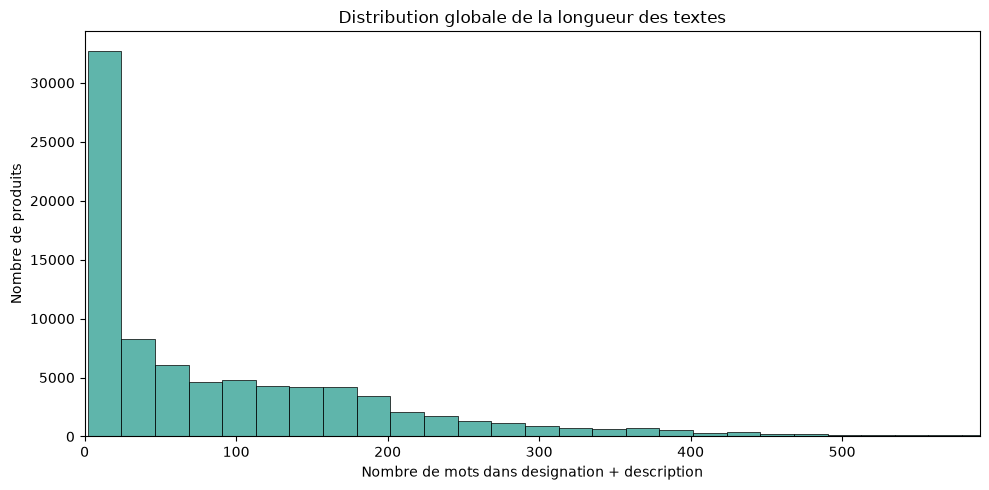
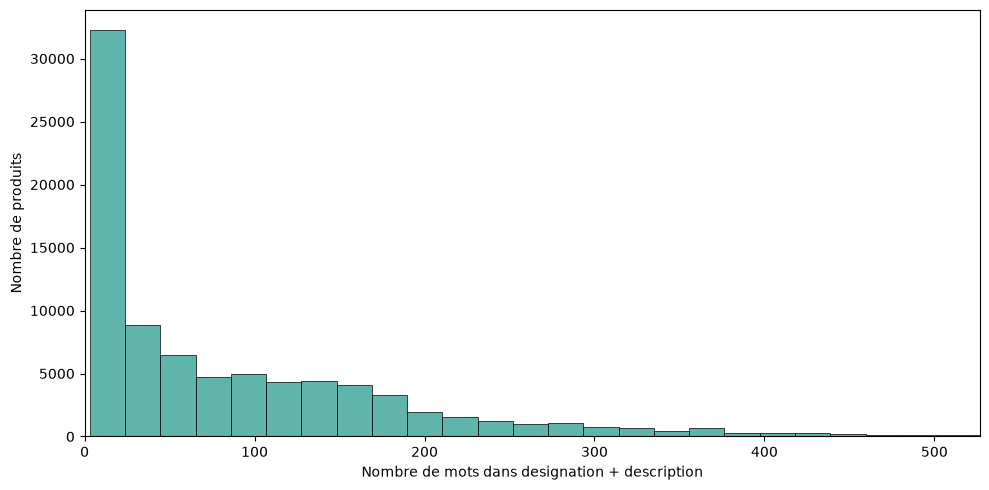
Code edit (unified diff) that turned the first committed figure into the second:
--- before
+++ after
@@ -1,2 +1,7 @@
+# Choix de la colonne texte à analyser
+df['texte_complet'] = df['designation'].fillna('') + ' ' + df['description'].fillna('')
+
+df["nb_mots_texte"] = df['texte_complet'].fillna("").astype(str).str.split().str.len()
+
 plt.figure(figsize=(10, 5))
 
@@ -10,5 +15,5 @@
 plt.xlim(0, df["nb_mots_texte"].quantile(0.99))
 
-plt.title("Distribution globale de la longueur des textes")
+#plt.title("Distribution globale de la longueur des textes")
 plt.xlabel("Nombre de mots dans designation + description")
 plt.ylabel("Nombre de produits")

Commit: feat : exécuition des tradutions des lignes en anglais et sauvegarde csv associé